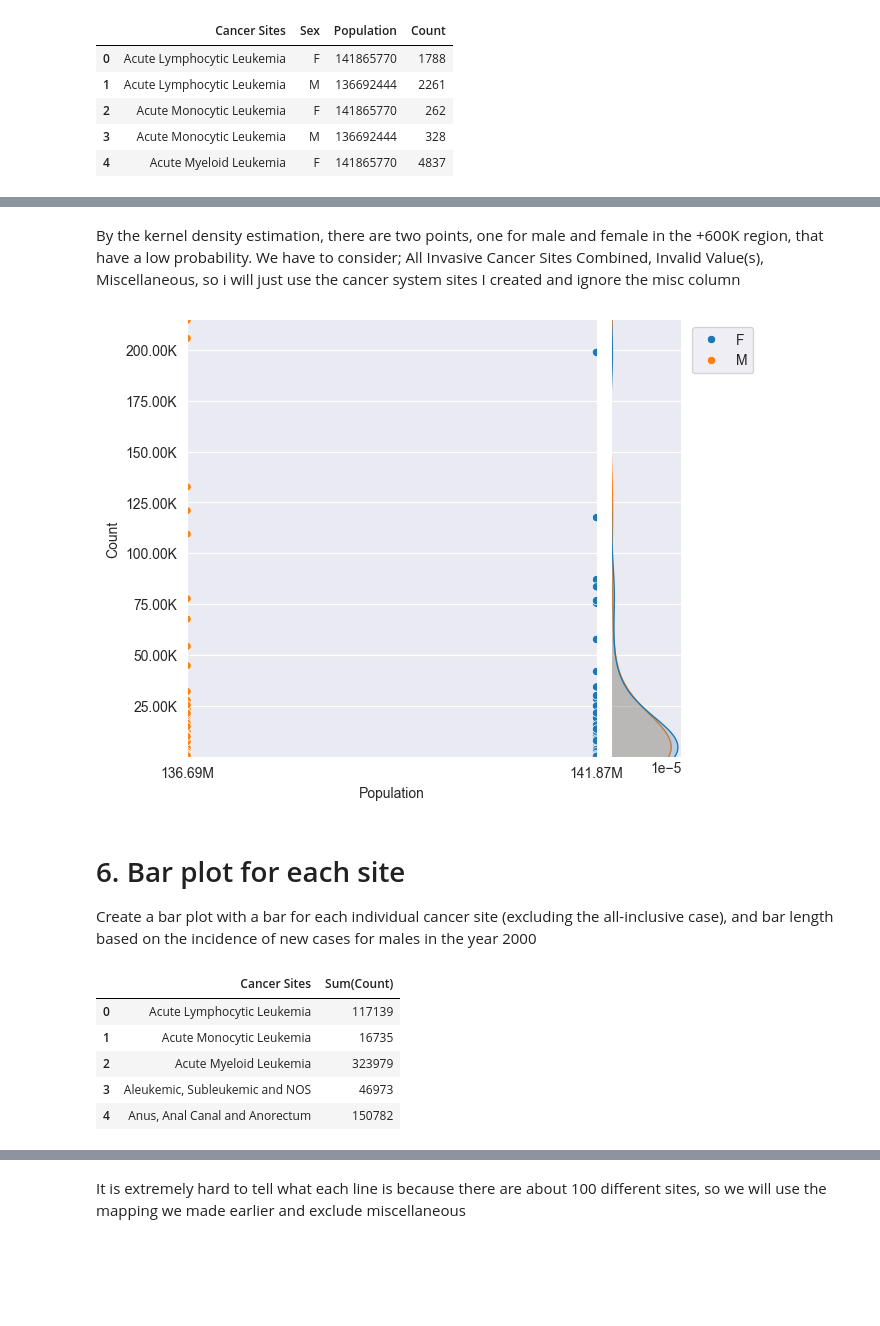
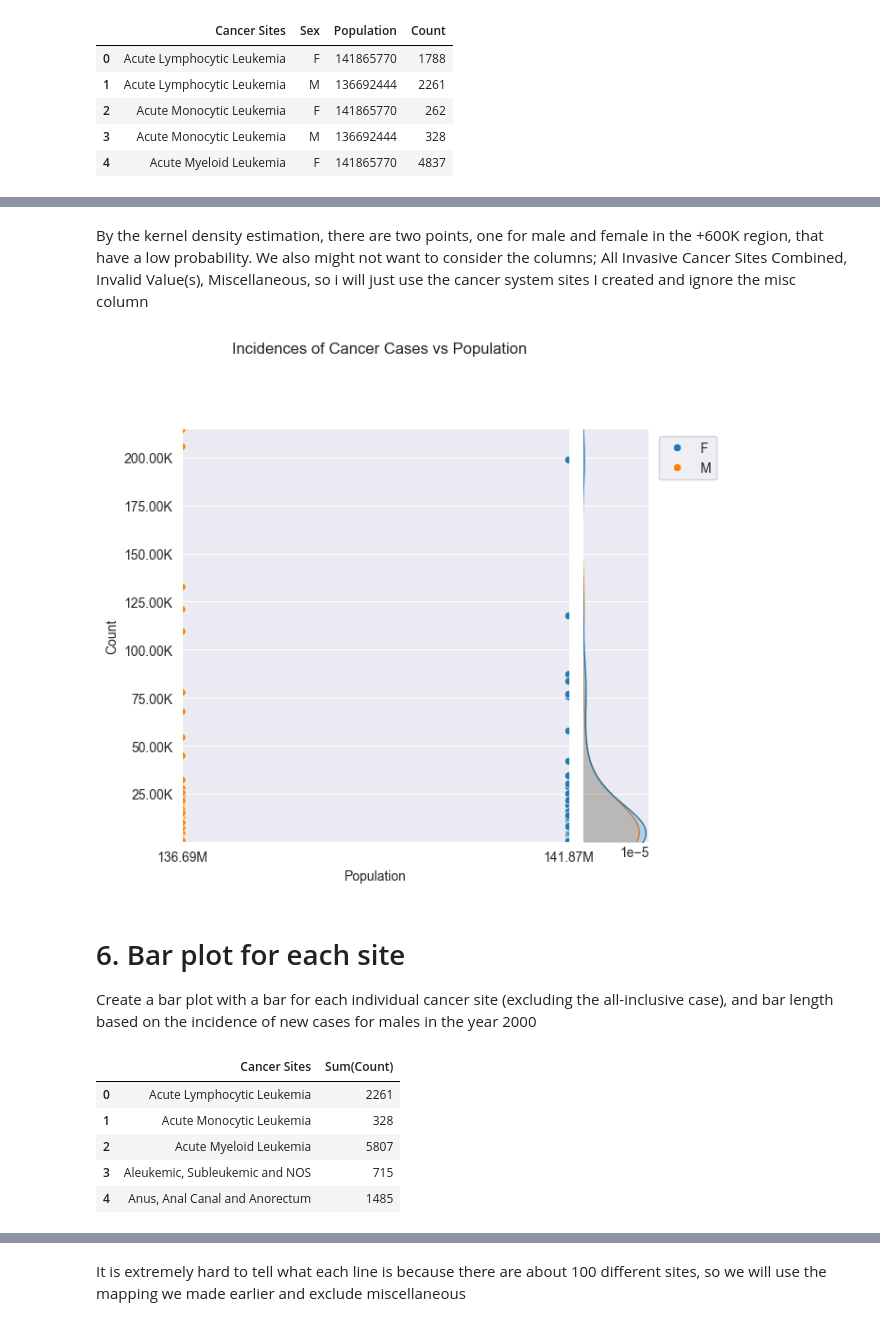
Before and after one commit to ipacheco9311/CS-577-07-Data-Science-Fall-2025, a Jupyter notebook: Assignments/Assignment1/src/assignment1-1.ipynb, the cells around one changed output, grey strips where cells are left out. Cells and saved outputs as stored; diff of their text form; code cells hidden in the pictures; blank space fills up the shorter version.

```diff
--- a/Assignments/Assignment1/src/assignment1-1.ipynb
+++ b/Assignments/Assignment1/src/assignment1-1.ipynb
@@ -551,6 +552,6 @@ plot.ax_marg_x.remove()
 # %% [markdown]
 By the kernel density estimation, there are two points, one for male and female in the +600K region, that have a low probability.
-We have to consider; All Invasive Cancer Sites Combined, Invalid Value(s), Miscellaneous, so i will just use the cancer system sites I created and ignore the misc column
+We also might not want to consider the columns; All Invasive Cancer Sites Combined, Invalid Value(s), Miscellaneous, so i will just use the cancer system sites I created and ignore the misc column
 # %%
 in_2000_df = cancer_df[
     (cancer_df[YEAR] == 2000) &
@@ -563,29 +564,34 @@ plot = sns.jointplot(data=in_2000_df,
                      y=COUNT,
                      ylim=(in_2000_df[COUNT].min(), in_2000_df[COUNT].max()),
                      hue=SEX)
+
+plot.figure.suptitle('Incidences of Cancer Cases vs Population')
 plot.ax_joint.xaxis.set_major_formatter(FORMATTER)
 plot.ax_joint.yaxis.set_major_formatter(FORMATTER)
 plot.ax_joint.set_xticks(sorted(in_2000_df[POPULATION].unique()))
 plot.ax_joint.legend(bbox_to_anchor=(1.4, 1, 0, 0))
 plot.ax_marg_x.remove()
+save_plot(plot.figure, question_number=5)
 # %% [output]
-[figure, old version]
+[figure, new version]
 # %% [markdown]
 # 6. Bar plot for each site
 
 Create a bar plot with a bar for each individual cancer site (excluding the all-inclusive case), and bar length based on the incidence of new cases for males in the year 2000
 # %%
 sites_df = cancer_df[
+    (cancer_df[SEX] == MALE) &
+    (cancer_df[YEAR] == 2000) &
     (cancer_df[CANCER_SITES] != ALL_INVASIVE_CANCER_SITES_COMBINED)
 ].groupby([CANCER_SITES])[COUNT].sum().reset_index(name=SUM_COUNT)
 sites_df.head()
 # %% [output]
 |  | Cancer Sites | Sum(Count) |
-| 0 | Acute Lymphocytic Leukemia | 117139 |
-| 1 | Acute Monocytic Leukemia | 16735 |
-| 2 | Acute Myeloid Leukemia | 323979 |
-| 3 | Aleukemic, Subleukemic and NOS | 46973 |
-| 4 | Anus, Anal Canal and Anorectum | 150782 |
+| 0 | Acute Lymphocytic Leukemia | 2261 |
+| 1 | Acute Monocytic Leukemia | 328 |
+| 2 | Acute Myeloid Leukemia | 5807 |
+| 3 | Aleukemic, Subleukemic and NOS | 715 |
+| 4 | Anus, Anal Canal and Anorectum | 1485 |
 # %%
 plt.figure(figsize=(32, 32))
 plot = sns.barplot(data=sites_df, x=CANCER_SITES, y=SUM_COUNT)
```
Also changed, not shown: parts of 15 cells of this notebook.
